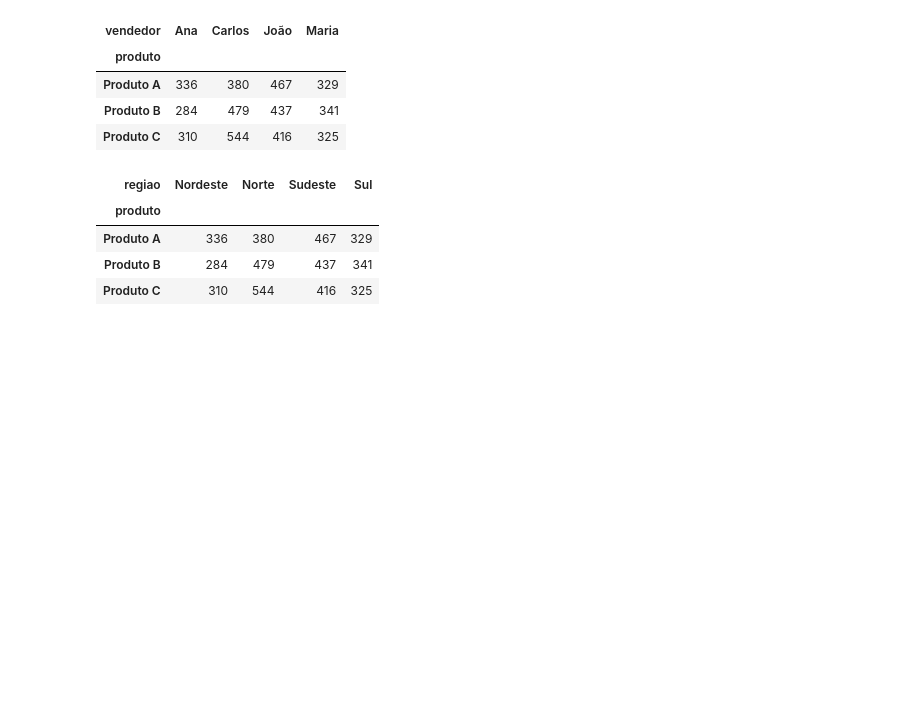
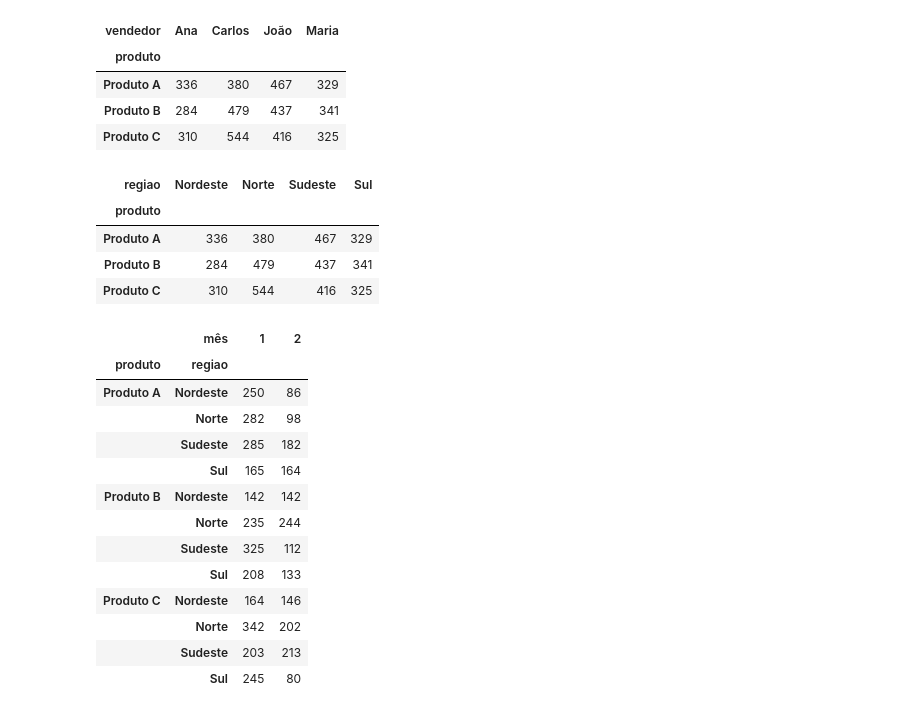
Before and after one commit to Pedro558/Teste-NeoPerformance, a Jupyter notebook: tratamento_dados.ipynb, the cells around one changed output. Saved outputs shown, nothing was run; the diff lists cells and outputs as text; code cells hidden in the pictures; blank space fills up the shorter version.

Commit message:
:sparkles: feat: add 'sales by month' dataframe

```diff
--- a/tratamento_dados.ipynb
+++ b/tratamento_dados.ipynb
@@ -197,3 +197,28 @@ df_pivot_product_by_region
 | Produto A | 336 | 380 | 467 | 329 |
 | Produto B | 284 | 479 | 437 | 341 |
 | Produto C | 310 | 544 | 416 | 325 |
+# %%
+# sales by month
+df_sales_by_month = df_vendas.pivot_table(
+  index=['produto', 'regiao'],
+  columns='mês',
+  values='quantidade',
+  aggfunc='sum'
+)
+
+df_sales_by_month
+# %% [output]
+|  | mês | 1 | 2 |
+| produto | regiao |  |  |
+| Produto A | Nordeste | 250 | 86 |
+|  | Norte | 282 | 98 |
+|  | Sudeste | 285 | 182 |
+|  | Sul | 165 | 164 |
+| Produto B | Nordeste | 142 | 142 |
+|  | Norte | 235 | 244 |
+|  | Sudeste | 325 | 112 |
+|  | Sul | 208 | 133 |
+| Produto C | Nordeste | 164 | 146 |
+|  | Norte | 342 | 202 |
+|  | Sudeste | 203 | 213 |
+|  | Sul | 245 | 80 |
```
